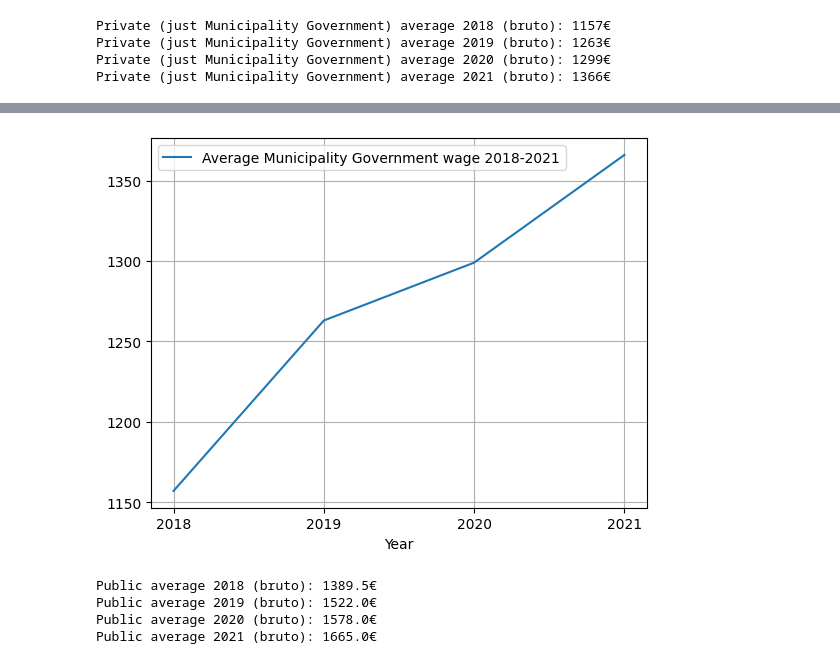
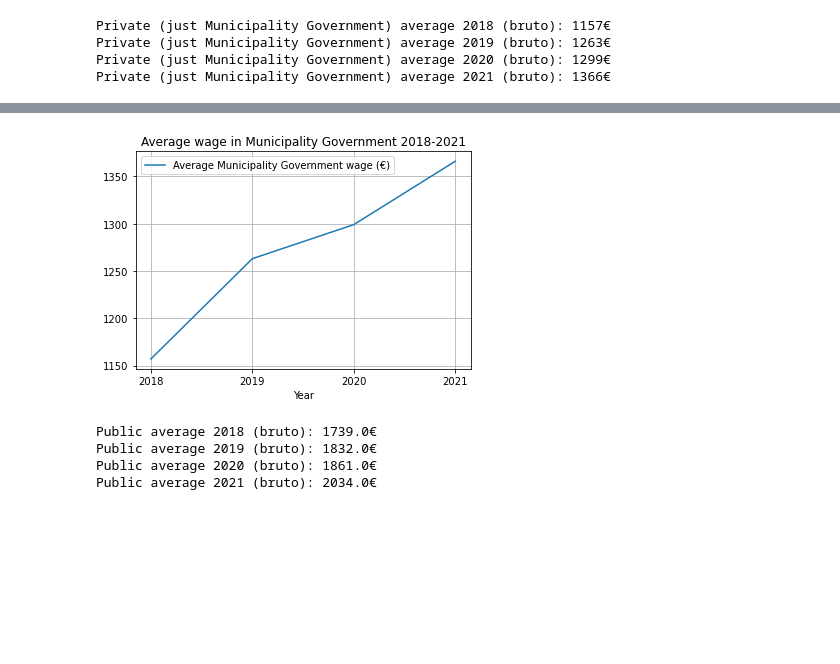
Before and after one commit to karlru/rahaahned-ametnikud, a Jupyter notebook: Goal2-public_vs_private .ipynb, the cells around one changed output, grey strips where cells are left out. Drawn from its saved outputs; the diff is of its cells as text; code cells hidden in the pictures; blank space fills up the shorter version.

```diff
--- a/Goal2-public_vs_private .ipynb
+++ b/Goal2-public_vs_private .ipynb
@@ -85,18 +81,17 @@ state_plot = df_state.plot(x='Year', y='Average state wage 2018-2021',xticks=(20
 # %%
-# siin kov keskmised
-# 'Kov' on 2. rida
+# Municipality Government average wage
 
-df_2018_kov = pd.read_csv('data/keskmine_brutopalk_sektor.csv',header = 1).loc[:,"2018"]
-municipality_government_average_2018 = df_2018_kov.iloc[2]
+d_2018_kov = pd.read_csv('data/keskmine_brutopalk_sektor.csv',header = 1).loc[:,"2018"]
+municipality_government_average_2018 = d_2018_kov.iloc[2]
 
-df_2019_kov = pd.read_csv('data/keskmine_brutopalk_sektor.csv',header = 1).loc[:,"2019"]
-municipality_government_average_2019 = df_2019_kov.iloc[2]
+d_2019_kov = pd.read_csv('data/keskmine_brutopalk_sektor.csv',header = 1).loc[:,"2019"]
+municipality_government_average_2019 = d_2019_kov.iloc[2]
 
-df_2020_kov = pd.read_csv('data/keskmine_brutopalk_sektor.csv',header = 1).loc[:,"2020"]
-municipality_government_average_2020 = df_2020_kov.iloc[2]
+d_2020_kov = pd.read_csv('data/keskmine_brutopalk_sektor.csv',header = 1).loc[:,"2020"]
+municipality_government_average_2020 = d_2020_kov.iloc[2]
 
-df_2021_kov = pd.read_csv('data/keskmine_brutopalk_sektor.csv',header = 1).loc[:,"2021"]
-municipality_government_average_2021 = df_2021_kov.iloc[2]
+d_2021_kov = pd.read_csv('data/keskmine_brutopalk_sektor.csv',header = 1).loc[:,"2021"]
+municipality_government_average_2021 = d_2021_kov.iloc[2]
 
 print("Private (just Municipality Government) average 2018 (bruto): " + municipality_government_average_2018 + "€ \n" +
       "Private (just Municipality Government) average 2019 (bruto): " + municipality_government_average_2019 + "€ \n" +
@@ -125,7 +105,7 @@ Name: 2018, Length: 100, dtype: object
 # %%
 data_municipality_government = [[2018, municipality_government_average_2018], [2019, municipality_government_average_2019], [2020,municipality_government_average_2020],[2021, municipality_government_average_2021]]
-df_municipality_government = pd.DataFrame(data_municipality_government, columns=['Year', 'Average Municipality Government wage 2018-2021'])
-df_municipality_government['Average Municipality Government wage 2018-2021']=df_municipality_government['Average Municipality Government wage 2018-2021'].astype(float)
+df_municipality_government = pd.DataFrame(data_municipality_government, columns=['Year', 'Average Municipality Government wage (€)'])
+df_municipality_government['Average Municipality Government wage (€)']=df_municipality_government['Average Municipality Government wage (€)'].astype(float)
 print(df_municipality_government)
-municipality_government_plot = df_municipality_government.plot(x='Year', y='Average Municipality Government wage 2018-2021',xticks=(2018, 2019, 2020, 2021), grid=True)
+municipality_government_plot = df_municipality_government.plot(x='Year', y='Average Municipality Government wage (€)',xticks=(2018, 2019, 2020, 2021), grid=True, title='Average wage in Municipality Government 2018-2021')
 # %% [output]
@@ -137,18 +117,27 @@ municipality_government_plot = df_municipality_government.plot(x='Year', y='Aver
-[figure, old version]
+[figure, new version]
 # %%
-# siin avaliksektor kokku
+#Public Sector average wage
 
-public_average_2018 = (int(state_average_2018) + int(municipality_government_average_2018)) / 2
-public_average_2019 = (int(state_average_2019) + int(municipality_government_average_2019)) / 2
-public_average_2020 = (int(state_average_2020) + int(municipality_government_average_2020)) / 2
-public_average_2021 = (int(state_average_2021) + int(municipality_government_average_2021)) / 2
-print("Public average 2018 (bruto): " + str(public_average_2018) + "€ \n" +
-      "Public average 2019 (bruto): " + str(public_average_2019) + "€ \n" +
-      "Public average 2020 (bruto): " + str(public_average_2020) +"€ \n" +
-      "Public average 2021 (bruto): " + str(public_average_2021) + "€")
+
+df_ministers_2018 = pd.read_csv('data/pohipalk_2018.csv')
+average_2018 = round(df_ministers_2018['Põhipalk'].sum()/df_ministers_2018['Põhipalk'].count(),0)
+
+df_ministers_2019 = pd.read_csv('data/pohipalk_2019.csv')
+average_2019 = round(df_ministers_2019['Põhipalk'].sum()/df_ministers_2019['Põhipalk'].count(),0)
+
+df_ministers_2020 = pd.read_csv('data/pohipalk_2020.csv')
+average_2020 = round(df_ministers_2020['Põhipalk'].sum()/df_ministers_2020['Põhipalk'].count(),0)
+
+df_ministers_2021 = pd.read_csv('data/pohipalk_2021.csv')
+average_2021 = round(df_ministers_2021['Põhipalk'].sum()/df_ministers_2021['Põhipalk'].count(),0)
+
+print("Public average 2018 (bruto): " + str(average_2018) + "€ \n" +
+      "Public average 2019 (bruto): " + str(average_2019) + "€ \n" +
+      "Public average 2020 (bruto): " + str(average_2020) +"€ \n" +
+      "Public average 2021 (bruto): " + str(average_2021) + "€")
 # %% [output]
-Public average 2018 (bruto): 1389.5€
-Public average 2019 (bruto): 1522.0€
-Public average 2020 (bruto): 1578.0€
-Public average 2021 (bruto): 1665.0€
+Public average 2018 (bruto): 1739.0€
+Public average 2019 (bruto): 1832.0€
+Public average 2020 (bruto): 1861.0€
+Public average 2021 (bruto): 2034.0€
 # %%
```
Also changed, not shown: parts of 13 cells of this notebook.
